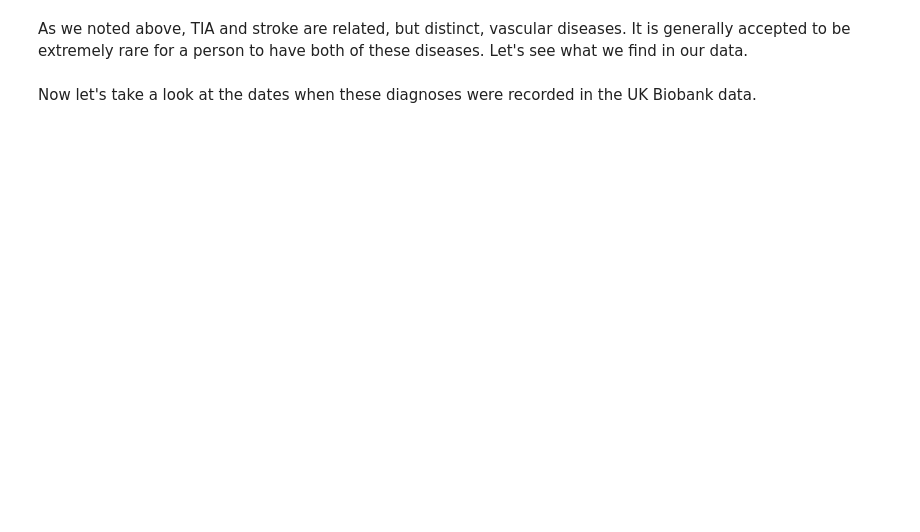
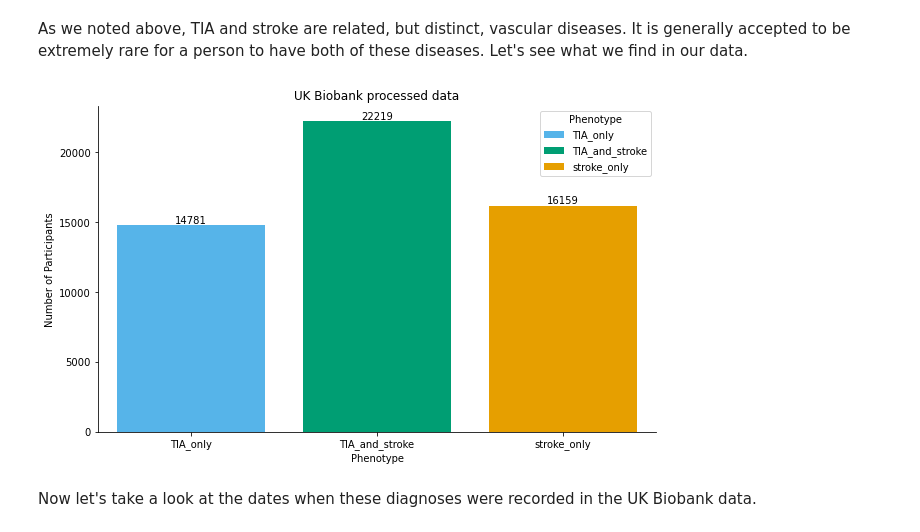
Before and after one commit to RuiDongDR/student_test_2025_spring, a Jupyter notebook: notebook/data_analysis_sos_GaomingyuFan.ipynb, the cells around one changed output. Drawn from its saved outputs; the diff is of its cells as text; code cells hidden in the pictures; blank space fills up the shorter version.

```diff
--- a/notebook/data_analysis_sos_GaomingyuFan.ipynb
+++ b/notebook/data_analysis_sos_GaomingyuFan.ipynb
@@ -115,34 +157,36 @@ As we noted above, TIA and stroke are related, but distinct, vascular diseases.
 # %%
 # Extract the three combinations: only TIA, both TIA & stroke, and only stroke
 tmp = {
     'TIA_only': ((toy_data['TIA_first_occurrence'].notna()) & (toy_data['stroke_first_occurrence'].isna())).sum(),
     'stroke_only': ((toy_data['stroke_first_occurrence'].notna()) & (toy_data['TIA_first_occurrence'].isna())).sum(),
     'TIA_and_stroke': (toy_data['TIA_first_occurrence'].notna() & toy_data['stroke_first_occurrence'].notna()).sum()
 }
 
 # Convert the dictionary to a DataFrame
 tmp = pd.DataFrame(list(tmp.items()), columns=['phenotype', 'number_of_participants'])
 
 # Set the order for plotting
 tmp['phenotype'] = pd.Categorical(tmp['phenotype'], categories=['TIA_only', 'TIA_and_stroke', 'stroke_only'], ordered=True)
 
 # Define the colors for the bars
 colors= ["#56B4E9","#009E73","#E69F00"]
 
 # Plot the totals using seaborn
 plt.figure(figsize=(10, 6))
-ax = sns.barplot(data=tmp, x='phenotype', y='number_of_participants', hue='phenotype', legend=True, dodge=False, palette=colors, saturation=1)
+ax = sns.barplot(data=tmp, x='phenotype', y='number_of_participants', hue='phenotype', dodge=False, palette=colors, saturation=1)
 sns.despine()
 
 for x in range(0,3):
     ax.bar_label(ax.containers[x])
 
 plt.title('UK Biobank processed data')
 plt.xlabel('Phenotype')
 plt.ylabel('Number of Participants')
 # plt.legend(title='Phenotype')
 ax.legend(title='Phenotype')
 plt.show()
+# %% [output]
+[figure, added]
 # %% [markdown]
 Now let's take a look at the dates when these diagnoses were recorded in the UK Biobank data.
 # %%
```
Also changed, not shown: parts of 22 cells of this notebook, 2 other files.
